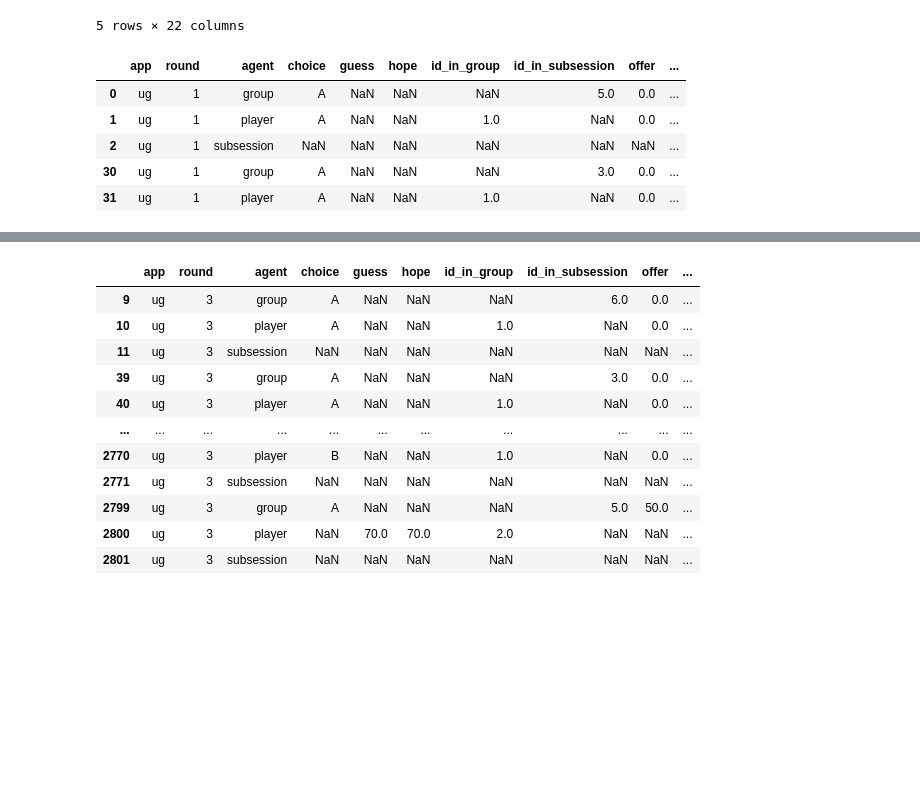
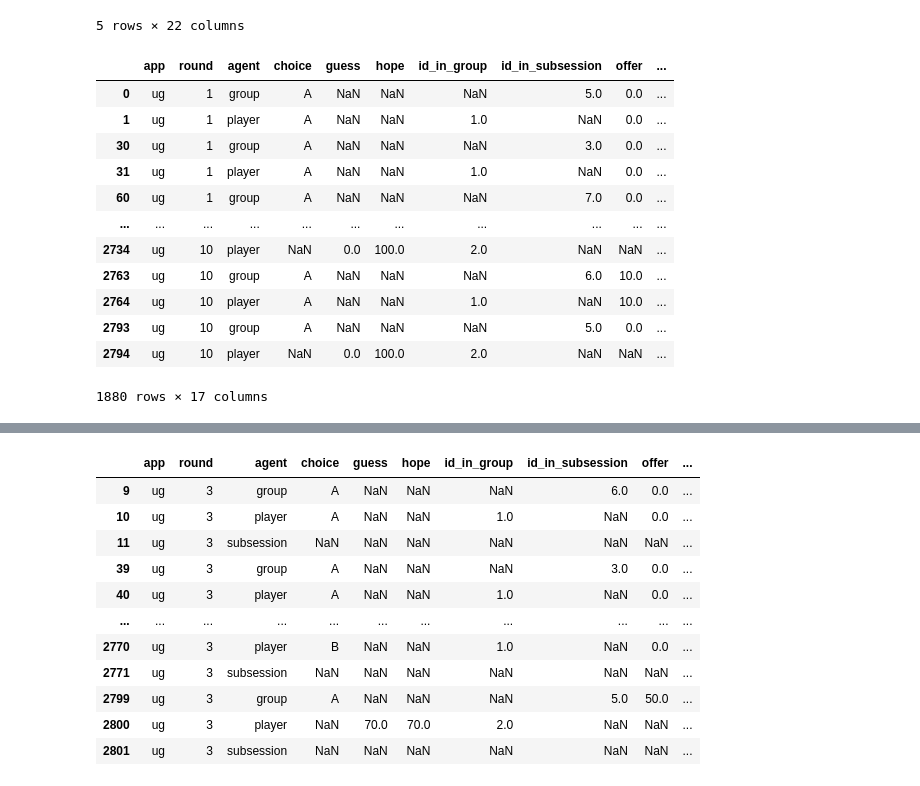
Before and after one commit to itsaquestion/otree5_common_prosperity_2, a Jupyter notebook: 数据分析/a.ipynb, the cells around one changed output, grey strips where cells are left out. Drawn from its saved outputs; the diff is of its cells as text; code cells hidden in the pictures; blank space fills up the shorter version.

```diff
--- a/数据分析/a.ipynb
+++ b/数据分析/a.ipynb
@@ -120,6 +120,22 @@ x.head()
 | 3 | 1 | 提议者 | 0 | no_cue | A | NaN | 100.0 | 100 | 0.0 | NaN | ... |
 | 4 | 2 | 回应者 | 0 | cue | NaN | 1.0 | 120.0 | 200 | NaN | 50.0 | ... |
 5 rows × 22 columns
+# %%
+melt_app(df.app(['ug'])).query('agent == "group" | agent == "player"')
+# %% [output]
+|  | app | round | agent | choice | guess | hope | id_in_group | id_in_subsession | offer | ... |
+| 0 | ug | 1 | group | A | NaN | NaN | NaN | 5.0 | 0.0 | ... |
+| 1 | ug | 1 | player | A | NaN | NaN | 1.0 | NaN | 0.0 | ... |
+| 30 | ug | 1 | group | A | NaN | NaN | NaN | 3.0 | 0.0 | ... |
+| 31 | ug | 1 | player | A | NaN | NaN | 1.0 | NaN | 0.0 | ... |
+| 60 | ug | 1 | group | A | NaN | NaN | NaN | 7.0 | 0.0 | ... |
+| ... | ... | ... | ... | ... | ... | ... | ... | ... | ... | ... |
+| 2734 | ug | 10 | player | NaN | 0.0 | 100.0 | 2.0 | NaN | NaN | ... |
+| 2763 | ug | 10 | group | A | NaN | NaN | NaN | 6.0 | 10.0 | ... |
+| 2764 | ug | 10 | player | A | NaN | NaN | 1.0 | NaN | 10.0 | ... |
+| 2793 | ug | 10 | group | A | NaN | NaN | NaN | 5.0 | 0.0 | ... |
+| 2794 | ug | 10 | player | NaN | 0.0 | 100.0 | 2.0 | NaN | NaN | ... |
+1880 rows × 17 columns
 # %%
 def melt_app(df, column_names = ['app','round','agent']):
     """
@@ -145,12 +161,5 @@ def melt_app(df, column_names = ['app','round','agent']):
     df_final = df_final.sort_values(column_names[:2])
     return df_final
 
-mx = melt_app(df.app('ug')) # .query('role == "提议者"')
-mx.head()
+mx = melt_app(df.app('ug')).query('agent == "group" | agent == "player"') # .query('role == "提议者"')
+mx['treatment'] = mx['treatment'].fillna(method='bfill') # 用player的treatment填充所在group的treatment
-# %% [output]
-|  | app | round | agent | choice | guess | hope | id_in_group | id_in_subsession | offer | ... |
-| 0 | ug | 1 | group | A | NaN | NaN | NaN | 5.0 | 0.0 | ... |
-| 1 | ug | 1 | player | A | NaN | NaN | 1.0 | NaN | 0.0 | ... |
-| 2 | ug | 1 | subsession | NaN | NaN | NaN | NaN | NaN | NaN | ... |
-| 30 | ug | 1 | group | A | NaN | NaN | NaN | 3.0 | 0.0 | ... |
-| 31 | ug | 1 | player | A | NaN | NaN | 1.0 | NaN | 0.0 | ... |
```
Also changed, not shown: parts of 15 cells of this notebook, 8 other files.
